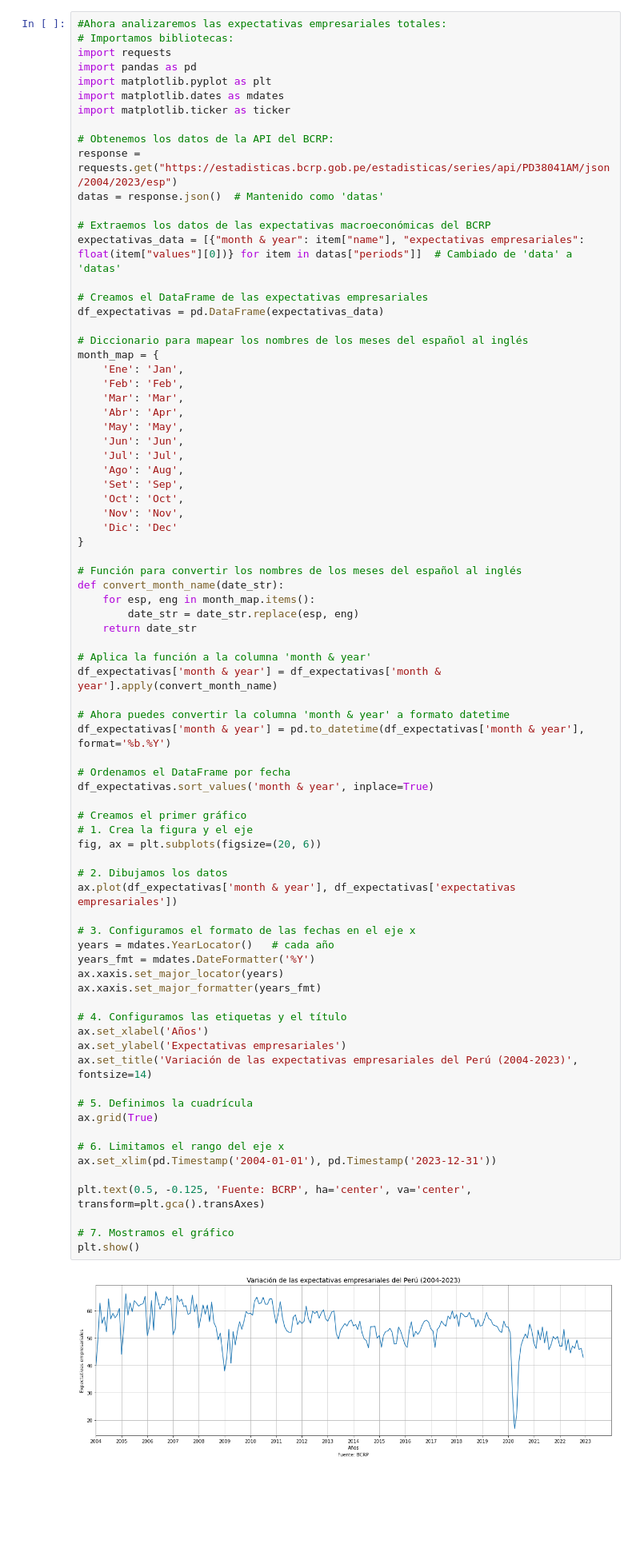
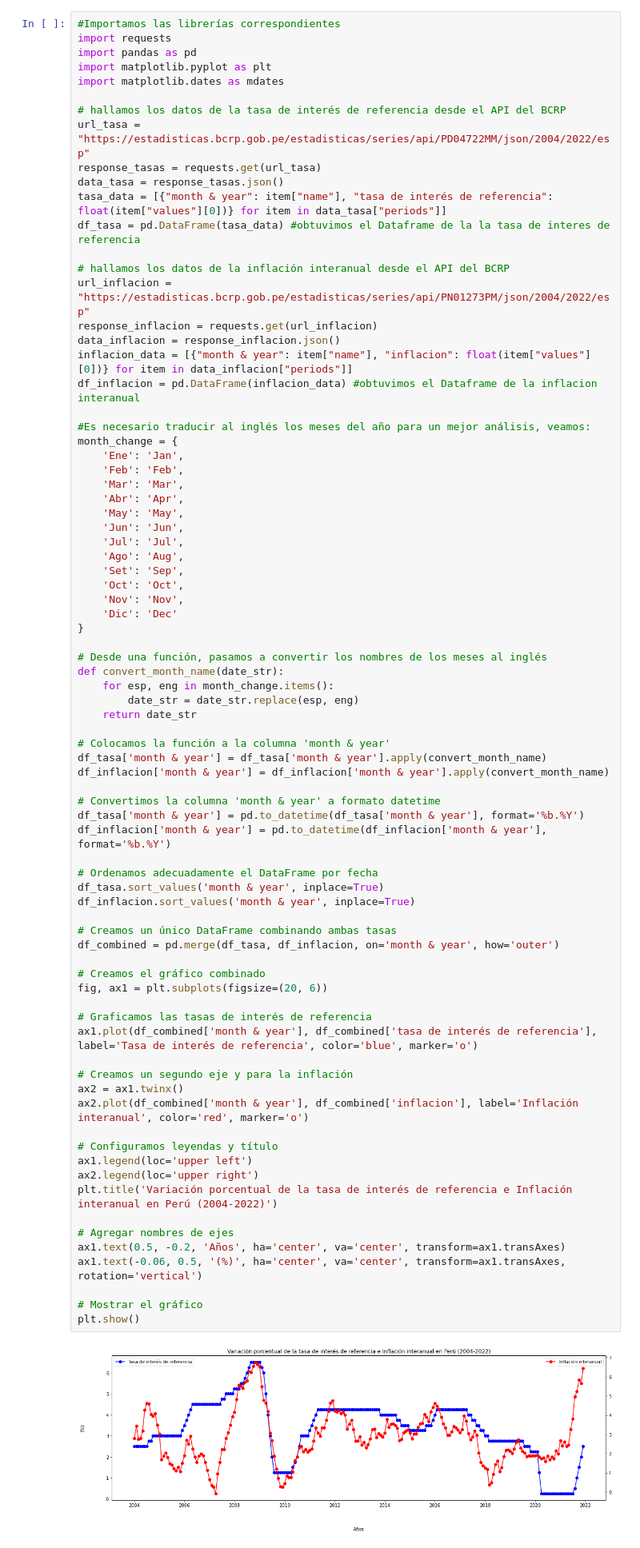
Before and after one commit to qlab-intro-python/proyecto-final-proyecto_final_canales_torres, a Jupyter notebook: proyecto_final_plantilla.ipynb, the cells around one changed output. Shown at 80% size. Drawn from its saved outputs; the diff is of its cells as text; blank space fills up the shorter version.

```diff
--- a/proyecto_final_plantilla.ipynb
+++ b/proyecto_final_plantilla.ipynb
@@ -139,80 +65,81 @@ plt.show()
 # %%
-#Ahora analizaremos las expectativas empresariales totales:
-# Importamos bibliotecas:
+#Importamos las librerías correspondientes
 import requests
 import pandas as pd
 import matplotlib.pyplot as plt
 import matplotlib.dates as mdates
-import matplotlib.ticker as ticker
 
-# Obtenemos los datos de la API del BCRP:
-response = requests.get("https://estadisticas.bcrp.gob.pe/estadisticas/series/api/PD38041AM/json/2004/2023/esp")
-datas = response.json()  # Mantenido como 'datas'
+# hallamos los datos de la tasa de interés de referencia desde el API del BCRP
+url_tasa = "https://estadisticas.bcrp.gob.pe/estadisticas/series/api/PD04722MM/json/2004/2022/esp"
+response_tasas = requests.get(url_tasa)
+data_tasa = response_tasas.json()
+tasa_data = [{"month & year": item["name"], "tasa de interés de referencia": float(item["values"][0])} for item in data_tasa["periods"]]
+df_tasa = pd.DataFrame(tasa_data) #obtuvimos el Dataframe de la la tasa de interes de referencia
 
-# Extraemos los datos de las expectativas macroeconómicas del BCRP
-expectativas_data = [{"month & year": item["name"], "expectativas empresariales": float(item["values"][0])} for item in datas["periods"]]  # Cambiado de 'data' a 'datas'
+# hallamos los datos de la inflación interanual desde el API del BCRP
+url_inflacion = "https://estadisticas.bcrp.gob.pe/estadisticas/series/api/PN01273PM/json/2004/2022/esp"
+response_inflacion = requests.get(url_inflacion)
+data_inflacion = response_inflacion.json()
+inflacion_data = [{"month & year": item["name"], "inflacion": float(item["values"][0])} for item in data_inflacion["periods"]]
+df_inflacion = pd.DataFrame(inflacion_data) #obtuvimos el Dataframe de la inflacion interanual
 
-# Creamos el DataFrame de las expectativas empresariales
-df_expectativas = pd.DataFrame(expectativas_data)
-
-# Diccionario para mapear los nombres de los meses del español al inglés
-month_map = {
+#Es necesario traducir al inglés los meses del año para un mejor análisis, veamos:
+month_change = {
     'Ene': 'Jan',
     'Feb': 'Feb',
     'Mar': 'Mar',
     'Abr': 'Apr',
     'May': 'May',
     'Jun': 'Jun',
     'Jul': 'Jul',
     'Ago': 'Aug',
     'Set': 'Sep',
     'Oct': 'Oct',
     'Nov': 'Nov',
     'Dic': 'Dec'
 }
 
-# Función para convertir los nombres de los meses del español al inglés
+# Desde una función, pasamos a convertir los nombres de los meses al inglés
 def convert_month_name(date_str):
-    for esp, eng in month_map.items():
+    for esp, eng in month_change.items():
         date_str = date_str.replace(esp, eng)
     return date_str
 
-# Aplica la función a la columna 'month & year'
-df_expectativas['month & year'] = df_expectativas['month & year'].apply(convert_month_name)
+# Colocamos la función a la columna 'month & year'
+df_tasa['month & year'] = df_tasa['month & year'].apply(convert_month_name)
+df_inflacion['month & year'] = df_inflacion['month & year'].apply(convert_month_name)
 
-# Ahora puedes convertir la columna 'month & year' a formato datetime
-df_expectativas['month & year'] = pd.to_datetime(df_expectativas['month & year'], format='%b.%Y')
+# Convertimos la columna 'month & year' a formato datetime
+df_tasa['month & year'] = pd.to_datetime(df_tasa['month & year'], format='%b.%Y')
+df_inflacion['month & year'] = pd.to_datetime(df_inflacion['month & year'], format='%b.%Y')
 
-# Ordenamos el DataFrame por fecha
-df_expectativas.sort_values('month & year', inplace=True)
+# Ordenamos adecuadamente el DataFrame por fecha
+df_tasa.sort_values('month & year', inplace=True)
+df_inflacion.sort_values('month & year', inplace=True)
 
-# Creamos el primer gráfico
-# 1. Crea la figura y el eje
-fig, ax = plt.subplots(figsize=(20, 6))
+# Creamos un único DataFrame combinando ambas tasas
+df_combined = pd.merge(df_tasa, df_inflacion, on='month & year', how='outer')
 
-# 2. Dibujamos los datos
-ax.plot(df_expectativas['month & year'], df_expectativas['expectativas empresariales'])
+# Creamos el gráfico combinado
+fig, ax1 = plt.subplots(figsize=(20, 6))
 
-# 3. Configuramos el formato de las fechas en el eje x
-years = mdates.YearLocator()   # cada año
-years_fmt = mdates.DateFormatter('%Y')
-ax.xaxis.set_major_locator(years)
-ax.xaxis.set_major_formatter(years_fmt)
+# Graficamos las tasas de interés de referencia
+ax1.plot(df_combined['month & year'], df_combined['tasa de interés de referencia'], label='Tasa de interés de referencia', color='blue', marker='o')
 
-# 4. Configuramos las etiquetas y el título
-ax.set_xlabel('Años')
-ax.set_ylabel('Expectativas empresariales')
-ax.set_title('Variación de las expectativas empresariales del Perú (2004-2023)', fontsize=14)
+# Creamos un segundo eje y para la inflación
+ax2 = ax1.twinx()
+ax2.plot(df_combined['month & year'], df_combined['inflacion'], label='Inflación interanual', color='red', marker='o')
 
-# 5. Definimos la cuadrícula
-ax.grid(True)
+# Configuramos leyendas y título
+ax1.legend(loc='upper left')
+ax2.legend(loc='upper right')
+plt.title('Variación porcentual de la tasa de interés de referencia e Inflación interanual en Perú (2004-2022)')
 
-# 6. Limitamos el rango del eje x
-ax.set_xlim(pd.Timestamp('2004-01-01'), pd.Timestamp('2023-12-31'))
+# Agregar nombres de ejes
+ax1.text(0.5, -0.2, 'Años', ha='center', va='center', transform=ax1.transAxes)
+ax1.text(-0.06, 0.5, '(%)', ha='center', va='center', transform=ax1.transAxes, rotation='vertical')
 
-plt.text(0.5, -0.125, 'Fuente: BCRP', ha='center', va='center', transform=plt.gca().transAxes)
-
-# 7. Mostramos el gráfico
+# Mostrar el gráfico
 plt.show()
 # %% [output]
-[figure, old version]
+[figure, new version]
```
Also changed, not shown: parts of 8 cells of this notebook.
